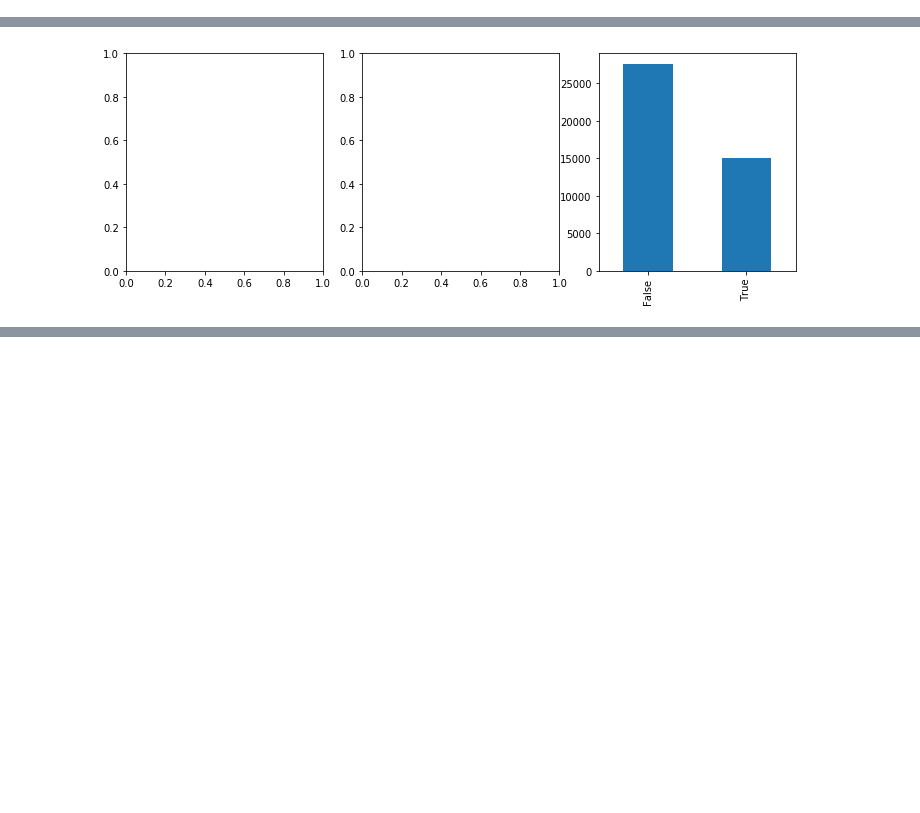
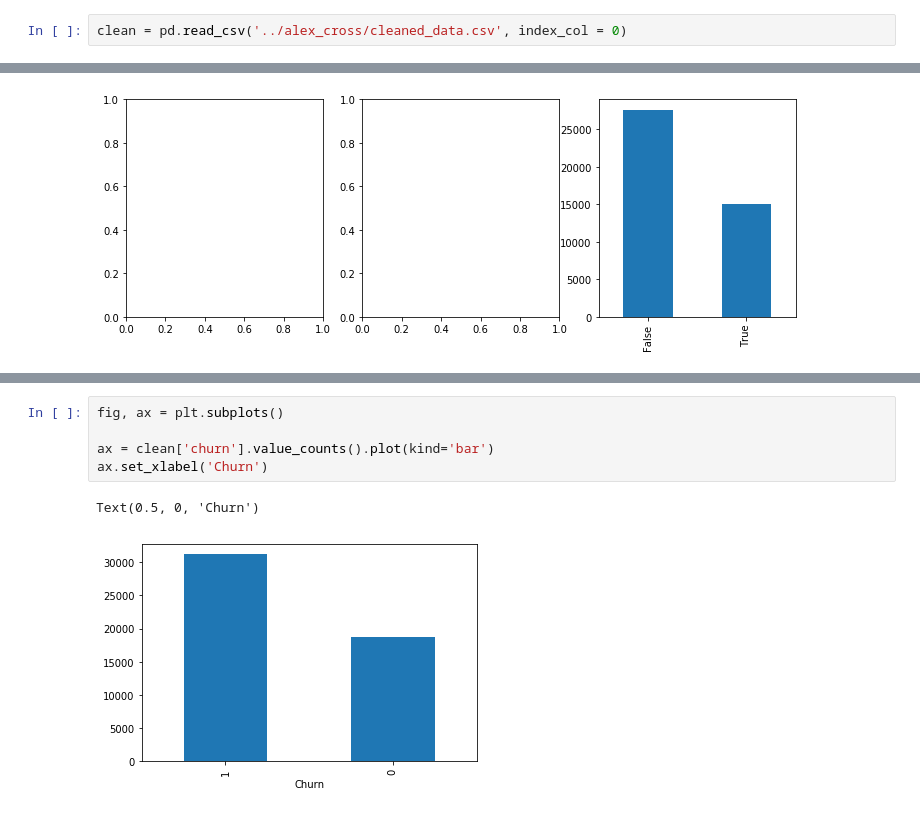
Before and after one commit to reiffd7/ride-share-churn, a Jupyter notebook: scott/EDA.ipynb, the cells around one changed output, grey strips where cells are left out. Saved outputs shown, nothing was run; the diff lists cells and outputs as text; blank space fills up the shorter version.

```diff
--- a/scott/EDA.ipynb
+++ b/scott/EDA.ipynb
@@ -21,3 +19,5 @@ clean = pd.read('../alex')
+# %%
+clean = pd.read_csv('../alex_cross/cleaned_data.csv', index_col = 0)
 # %%
 data.info()
 # %% [output]
@@ -247,0 +204,8 @@ AttributeError: type object 'scipy.interpolate.interpnd.array' has no attribute
+# %%
+fig, ax = plt.subplots()
+
+ax = clean['churn'].value_counts().plot(kind='bar')
+ax.set_xlabel('Churn')
+# %% [output]
+Text(0.5, 0, 'Churn')
+[figure, added]
```
Also changed, not shown: parts of 27 cells of this notebook.
